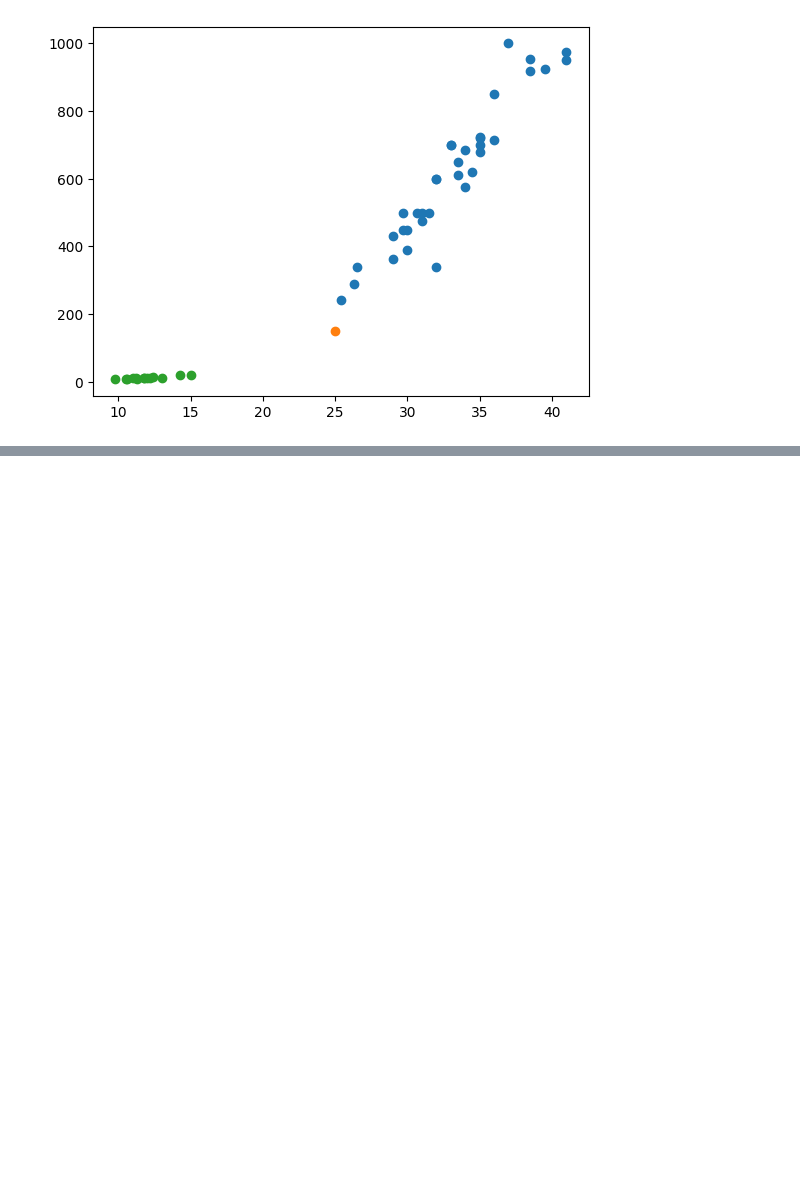
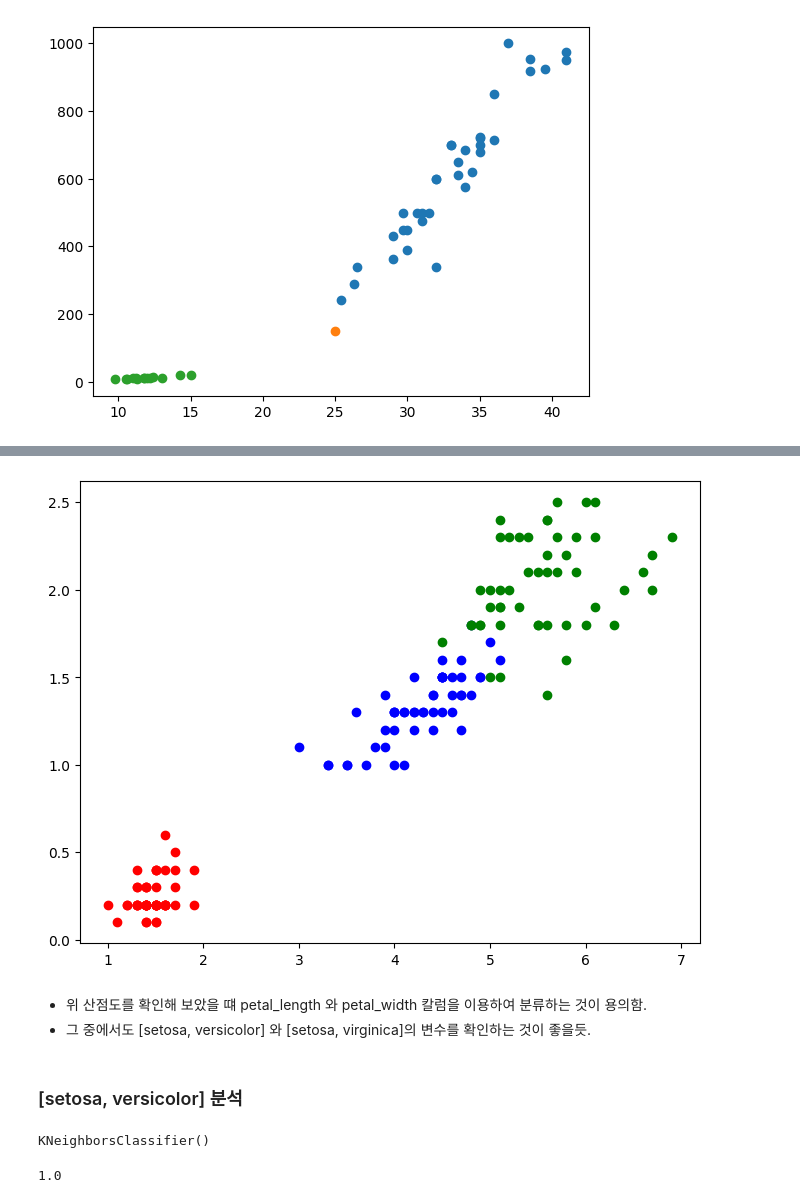
Before and after one commit to cksfuf/ml, a Jupyter notebook: 01-3.ipynb, the cells around one changed output, grey strips where cells are left out. Drawn from its saved outputs; the diff is of its cells as text; code cells hidden in the pictures; blank space fills up the shorter version.

```diff
--- a/01-3.ipynb
+++ b/01-3.ipynb
@@ -220,0 +339,31 @@ plt.show()
+# %%
+# 데이터만 뽑아 새로운 변수로 저장
+setosa_df = df[df['species'] == 'setosa']
+versicolor_df = df[df['species'] == 'versicolor']
+virginica_df = df[df['species'] == 'virginica']
+
+# petal_length 와 petal_width 칼럼만 변수로 저장
+setosa_length = setosa_df['petal_length'].tolist()
+setosa_weight = setosa_df['petal_width'].tolist()
+
+versicolor_length = versicolor_df['petal_length'].tolist()
+versicolor_weight = versicolor_df['petal_width'].tolist()
+
+virginica_length = virginica_df['petal_length'].tolist()
+virginica_weight = virginica_df['petal_width'].tolist()
+
+
+# 산점도 그리기
+plt.figure(figsize=(8, 6))
+
+plt.scatter(setosa_length, setosa_weight, color='red')
+plt.scatter(versicolor_length, versicolor_weight, color='blue')
+plt.scatter(virginica_length, virginica_weight, color='green')
+plt.show()
+# %% [output]
+[figure, added]
+# %% [markdown]
+- 위 산점도를 확인해 보았을 떄 petal_length 와 petal_width 칼럼을 이용하여 분류하는 것이 용의함.
+-  그 중에서도 [setosa, versicolor] 와 [setosa, virginica]의 변수를 확인하는 것이 좋을듯.
+# %% [markdown]
+### [setosa, versicolor] 분석
@@ -220,0 +382,8 @@ plt.show()
+# %%
+kn.fit(iris_data, target_data)
+# %% [output]
+KNeighborsClassifier()
+# %%
+kn.score(iris_data, target_data)
+# %% [output]
+1.0
```
Also changed, not shown: parts of 20 cells of this notebook, 1 other file.
